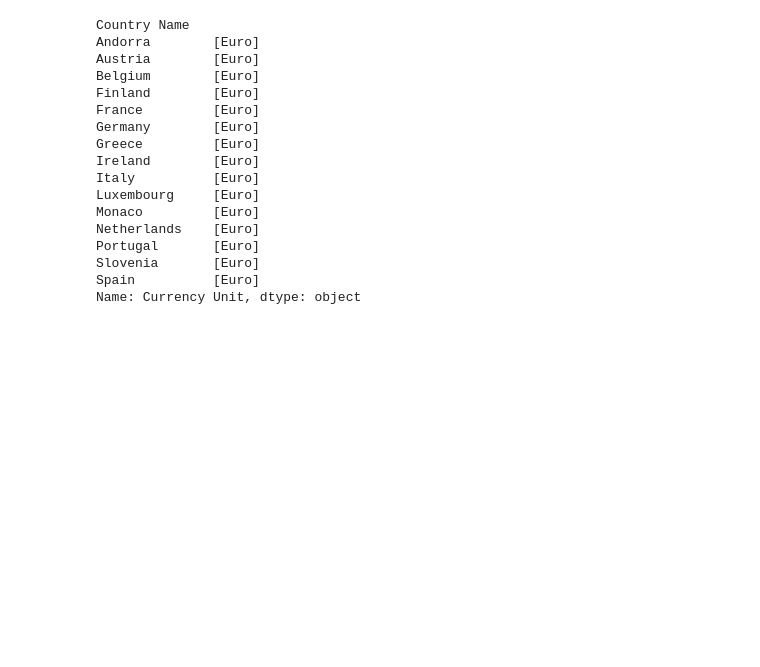
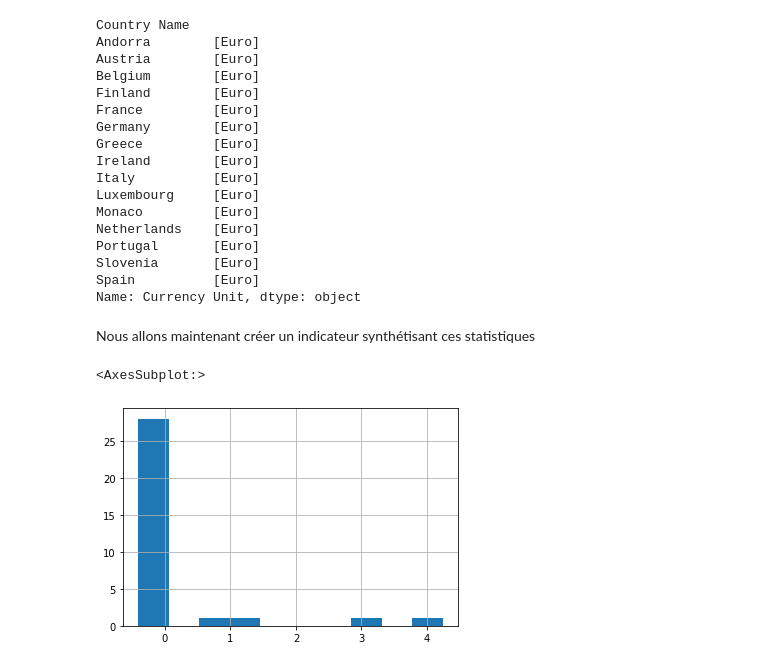
Before and after one commit to gregmansio/education_analysis_OC_P2, a Jupyter notebook: Analyse des données de systèmes éducatifs.ipynb, the cells around one changed output. Cells and saved outputs as stored; diff of their text form; code cells hidden in the pictures; blank space fills up the shorter version.

```diff
--- a/Analyse des données de systèmes éducatifs.ipynb
+++ b/Analyse des données de systèmes éducatifs.ipynb
@@ -1619,3 +1619,16 @@ Portugal       [Euro]
 Slovenia       [Euro]
 Spain          [Euro]
 Name: Currency Unit, dtype: object
+# %% [markdown]
+Nous allons maintenant créer un indicateur synthétisant ces statistiques
+# %%
+## Indicateur "Potentiel clients"
+# On normalise d'abord les variables
+import scipy.stats as stats
+
+# Nb étudiants
+students_zscore = stats.zscore(gdp_students)
+students_zscore.hist()
+# %% [output]
+<AxesSubplot:>
+[figure, added]
```
Also changed, not shown: parts of 29 cells of this notebook.
